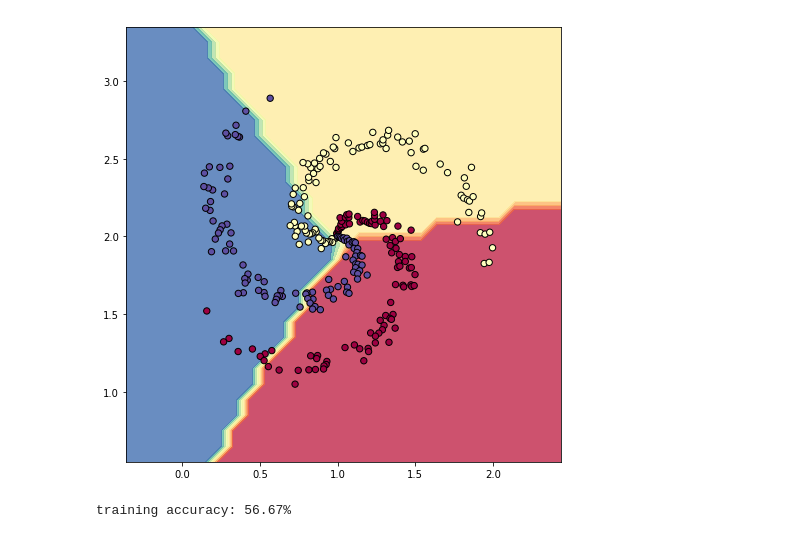
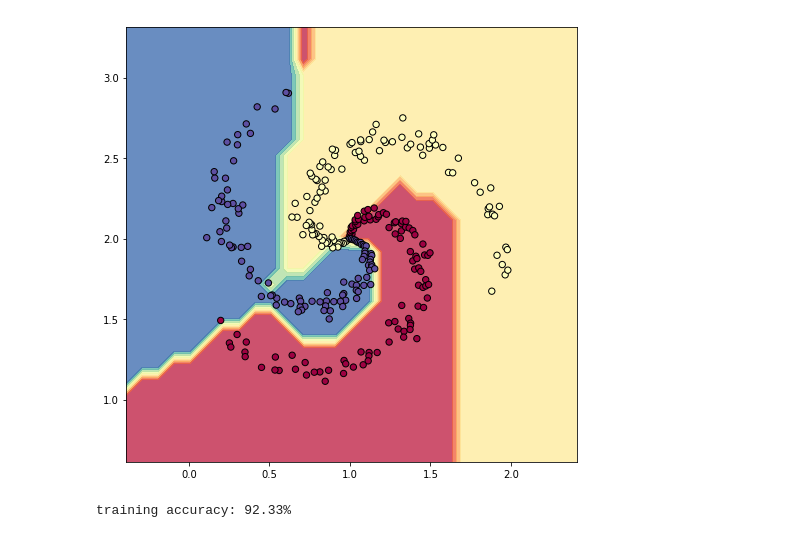
Before and after one commit to hov1417/NNHomework, a Jupyter notebook: session2/assignment0.ipynb, the cells around one changed output. Drawn from its saved outputs; the diff is of its cells as text; code cells hidden in the pictures.

```diff
--- a/session2/assignment0.ipynb
+++ b/session2/assignment0.ipynb
@@ -47,17 +43,34 @@ def plot(h=0.02):
     plt.ylim(yy.min(), yy.max())
     plt.gca().set_aspect("equal")
     plt.show()
-# %%
-t_x = tf.placeholder(tf.float32, shape=[None, D])
-t_y = tf.placeholder(tf.int32, shape=[None])
-W = tf.Variable(tf.random_normal([D, K]))
-b = tf.Variable(tf.zeros([1, K], dtype=tf.float32))
+# %%
+t_x = tf.placeholder(tf.float32, shape=[None, D])
+
+W1 = tf.Variable(tf.random_normal([D, 50]))
+b1 = tf.Variable(tf.zeros([1, 50], dtype=tf.float32))
+t_l1 = tf.nn.relu(tf.matmul(t_x, W1) + b1)
+
+
+W2 = tf.Variable(tf.random_normal([50, 50]))
+b2 = tf.Variable(tf.zeros([1, 50], dtype=tf.float32))
+t_l2 = tf.nn.relu(tf.matmul(t_l1, W2) + b2)
+
+
+W3 = tf.Variable(tf.random_normal([50, 50]))
+b3 = tf.Variable(tf.zeros([1, 50], dtype=tf.float32))
+t_l3 = tf.nn.relu(tf.matmul(t_l1, W3) + b3)
+
+
+W4 = tf.Variable(tf.random_normal([50, K]))
+b4 = tf.Variable(tf.zeros([1, K], dtype=tf.float32))
+t_l4 = tf.matmul(t_l1, W4) + b4
+
+t_y = tf.placeholder(tf.int32, shape=[None])
 # %%
-# some hyperparameters
-step_size = 1e-0
-reg = 1e-3 # regularization strength
+step_size = 3e-1
+reg = 1e-1
 
-t_scores = tf.matmul(t_x, W) + b
+t_scores = t_l3
 t_prediction = tf.argmax(t_scores, axis=-1, output_type=tf.int32)
 t_acc = tf.reduce_mean(tf.cast(tf.equal(t_prediction, t_y), tf.float32))
 t_loss_entropy = tf.nn.sparse_softmax_cross_entropy_with_logits(labels=t_y, logits=t_scores)
@@ -80,16 +88,15 @@ plot()
 # %%
-for i in range(200):
+for i in range(2000):
     loss, acc, _ = sess.run([t_loss, t_acc, train_op], feed_dict={t_x:X, t_y:y})
-#     time.sleep(0.1)
 
     if i % 2 == 0:
         print("iteration %d:\tloss %f\tacc %f" % (i, loss, acc))
         clear_output(wait=True)
         plot(h=0.1)
 # %% [output]
-[figure, old version]
+[figure, new version]
 # %%
 # evaluate training set accuracy
 print('training accuracy: %.2f%%' % (100*sess.run(t_acc, feed_dict={t_x:X, t_y:y})))
 # %% [output]
-training accuracy: 56.67%
+training accuracy: 92.33%
```
Also changed, not shown: parts of 4 cells of this notebook, 20 other files.
